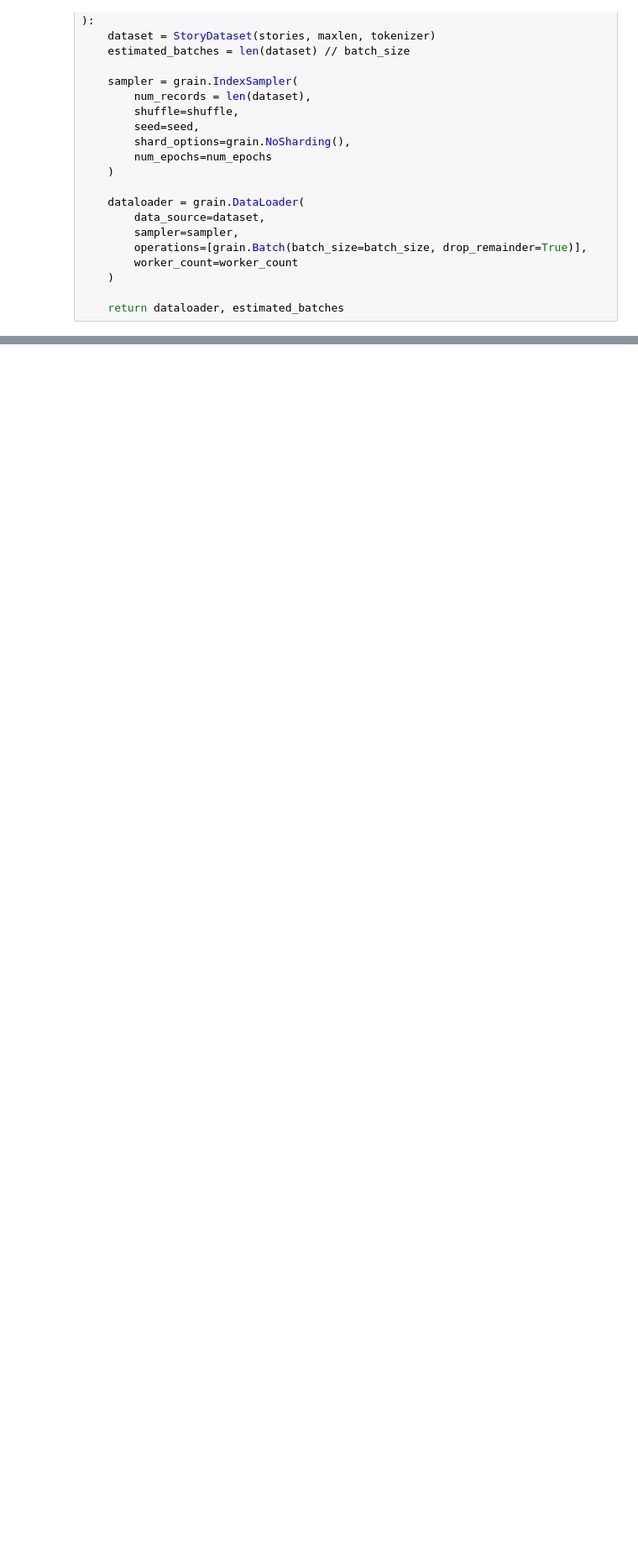
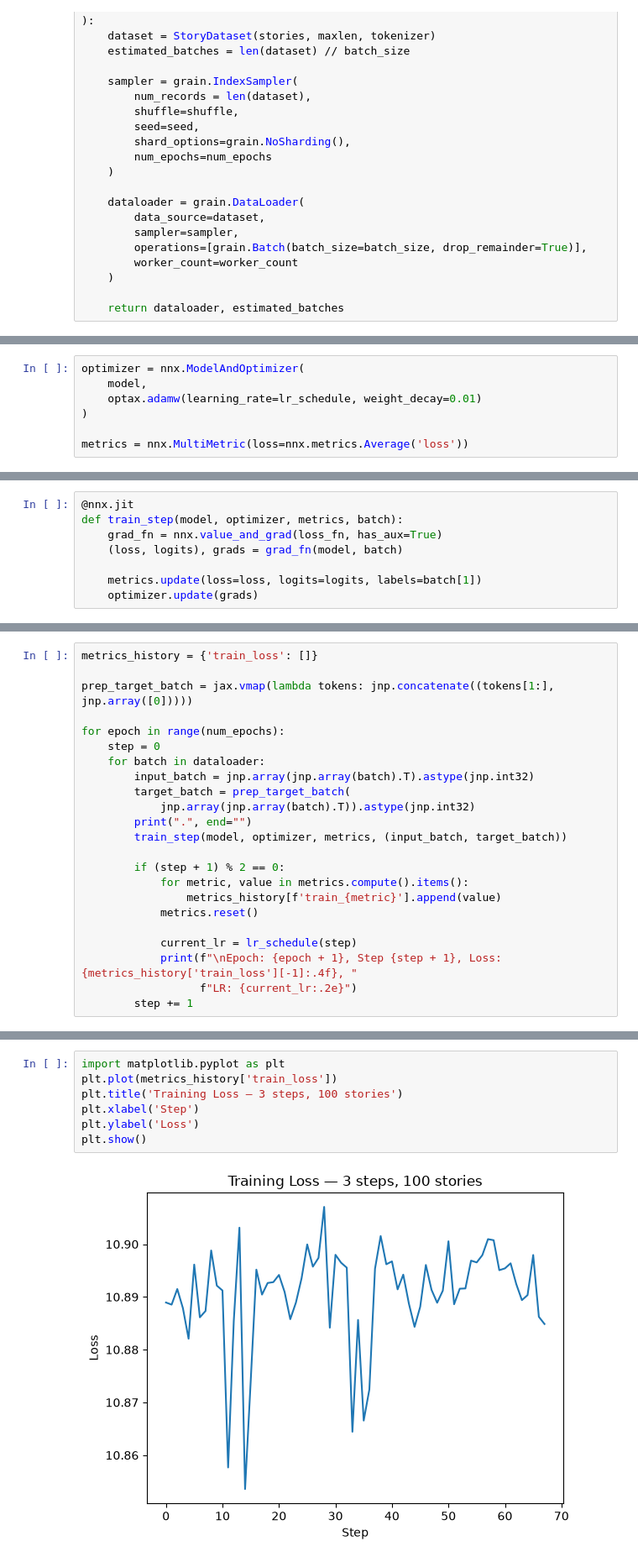
Before and after one commit to JosselinPerret/llm-with-Jax, a Jupyter notebook: architecture.ipynb, the cells around one changed output, grey strips where cells are left out. Shown at 84% size. Drawn from its saved outputs; the diff is of its cells as text; blank space fills up the shorter version.

Commit message:
Added training

```diff
--- a/architecture.ipynb
+++ b/architecture.ipynb
@@ -187,0 +224,7 @@ GPT( # Param: 20,212,608 (80.9 MB)
+# %%
+optimizer = nnx.ModelAndOptimizer(
+    model,
+    optax.adamw(learning_rate=lr_schedule, weight_decay=0.01)
+)
+
+metrics = nnx.MultiMetric(loss=nnx.metrics.Average('loss'))
@@ -187,0 +233,8 @@ GPT( # Param: 20,212,608 (80.9 MB)
+# %%
+@nnx.jit
+def train_step(model, optimizer, metrics, batch):
+    grad_fn = nnx.value_and_grad(loss_fn, has_aux=True)
+    (loss, logits), grads = grad_fn(model, batch)
+
+    metrics.update(loss=loss, logits=logits, labels=batch[1])
+    optimizer.update(grads)
@@ -187,0 +243,23 @@ GPT( # Param: 20,212,608 (80.9 MB)
+# %%
+metrics_history = {'train_loss': []}
+
+prep_target_batch = jax.vmap(lambda tokens: jnp.concatenate((tokens[1:], jnp.array([0]))))
+
+for epoch in range(num_epochs):
+    step = 0
+    for batch in dataloader:
+        input_batch = jnp.array(jnp.array(batch).T).astype(jnp.int32)
+        target_batch = prep_target_batch(
+            jnp.array(jnp.array(batch).T)).astype(jnp.int32)
+        print(".", end="")
+        train_step(model, optimizer, metrics, (input_batch, target_batch))
+
+        if (step + 1) % 2 == 0:
+            for metric, value in metrics.compute().items():
+                metrics_history[f'train_{metric}'].append(value)
+            metrics.reset()
+
+            current_lr = lr_schedule(step)
+            print(f"\nEpoch: {epoch + 1}, Step {step + 1}, Loss: {metrics_history['train_loss'][-1]:.4f}, "
+                  f"LR: {current_lr:.2e}")
+        step += 1
@@ -187,0 +285,9 @@ GPT( # Param: 20,212,608 (80.9 MB)
+# %%
+import matplotlib.pyplot as plt
+plt.plot(metrics_history['train_loss'])
+plt.title('Training Loss — 3 steps, 100 stories')
+plt.xlabel('Step')
+plt.ylabel('Loss')
+plt.show()
+# %% [output]
+[figure, added]
```
Also changed, not shown: parts of 23 cells of this notebook, 1 other file.
